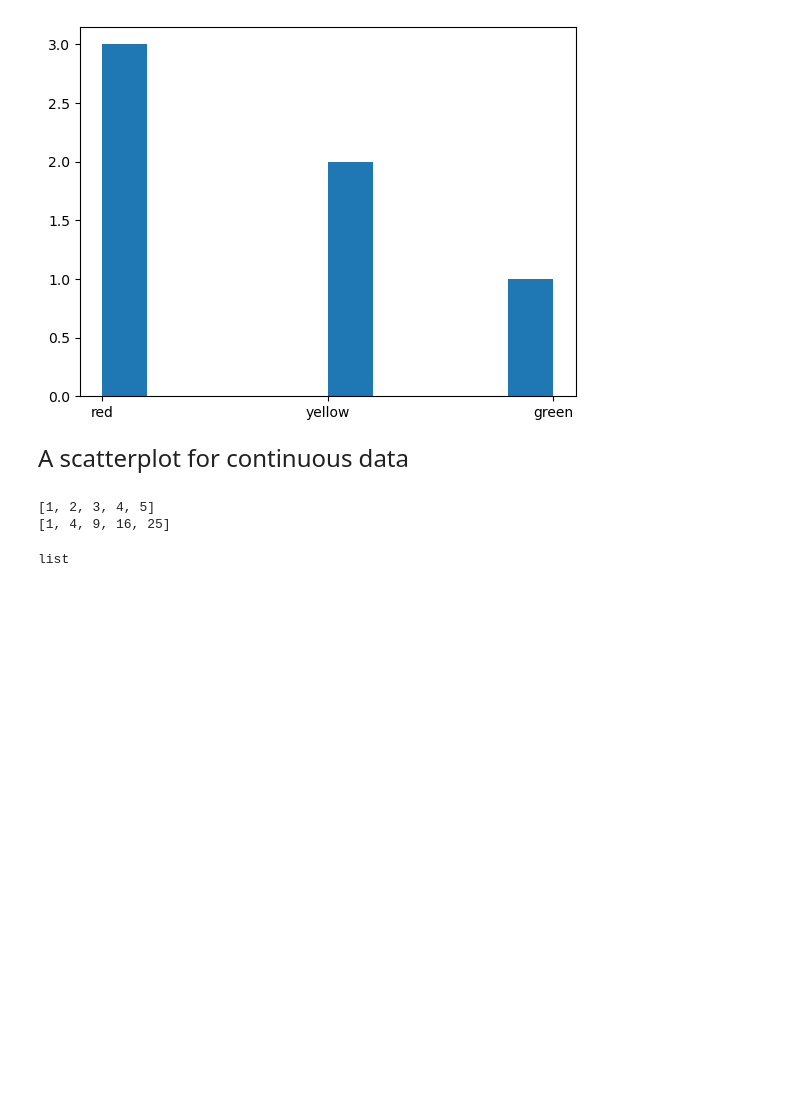
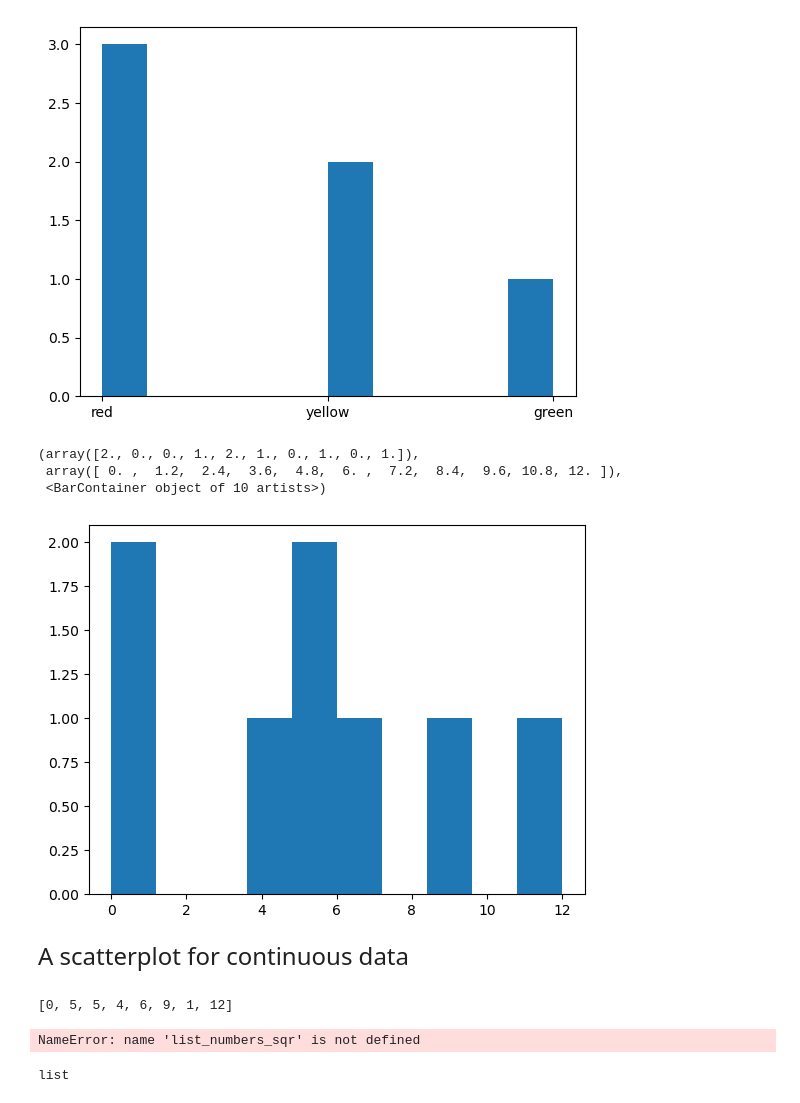
Before and after one commit to alejandrosanchezbecerra/qtm151spring2024, a Jupyter notebook: Lecture 02/lecture2.ipynb, the cells around one changed output. Drawn from its saved outputs; the diff is of its cells as text; code cells hidden in the pictures; blank space fills up the shorter version.

```diff
--- a/Lecture 02/lecture2.ipynb
+++ b/Lecture 02/lecture2.ipynb
@@ -247,8 +258,16 @@ plt.hist(x= list_list)
  <BarContainer object of 10 artists>)
 [figure]
 # %%
-# Creat a list with repeated string values
+# Create a list with repeated string values
 # Compute your own histogram
+
+list_numbers = [0,5,5,4,6,9,1,12]
+plt.hist(x= list_numbers)
+# %% [output]
+(array([2., 0., 0., 1., 2., 1., 0., 1., 0., 1.]),
+ array([ 0. ,  1.2,  2.4,  3.6,  4.8,  6. ,  7.2,  8.4,  9.6, 10.8, 12. ]),
+ <BarContainer object of 10 artists>)
+[figure, added]
 # %% [markdown]
 <font size="5">
 
@@ -257,8 +276,8 @@ A scatterplot for continuous data
 print(list(list_numbers))
 print(list_numbers_sqr)
 # %% [output]
-[1, 2, 3, 4, 5]
-[1, 4, 9, 16, 25]
+[0, 5, 5, 4, 6, 9, 1, 12]
+NameError: name 'list_numbers_sqr' is not defined
 # %%
 type(list_numbers)
 # %% [output]
```
Also changed, not shown: parts of 2 cells of this notebook.
